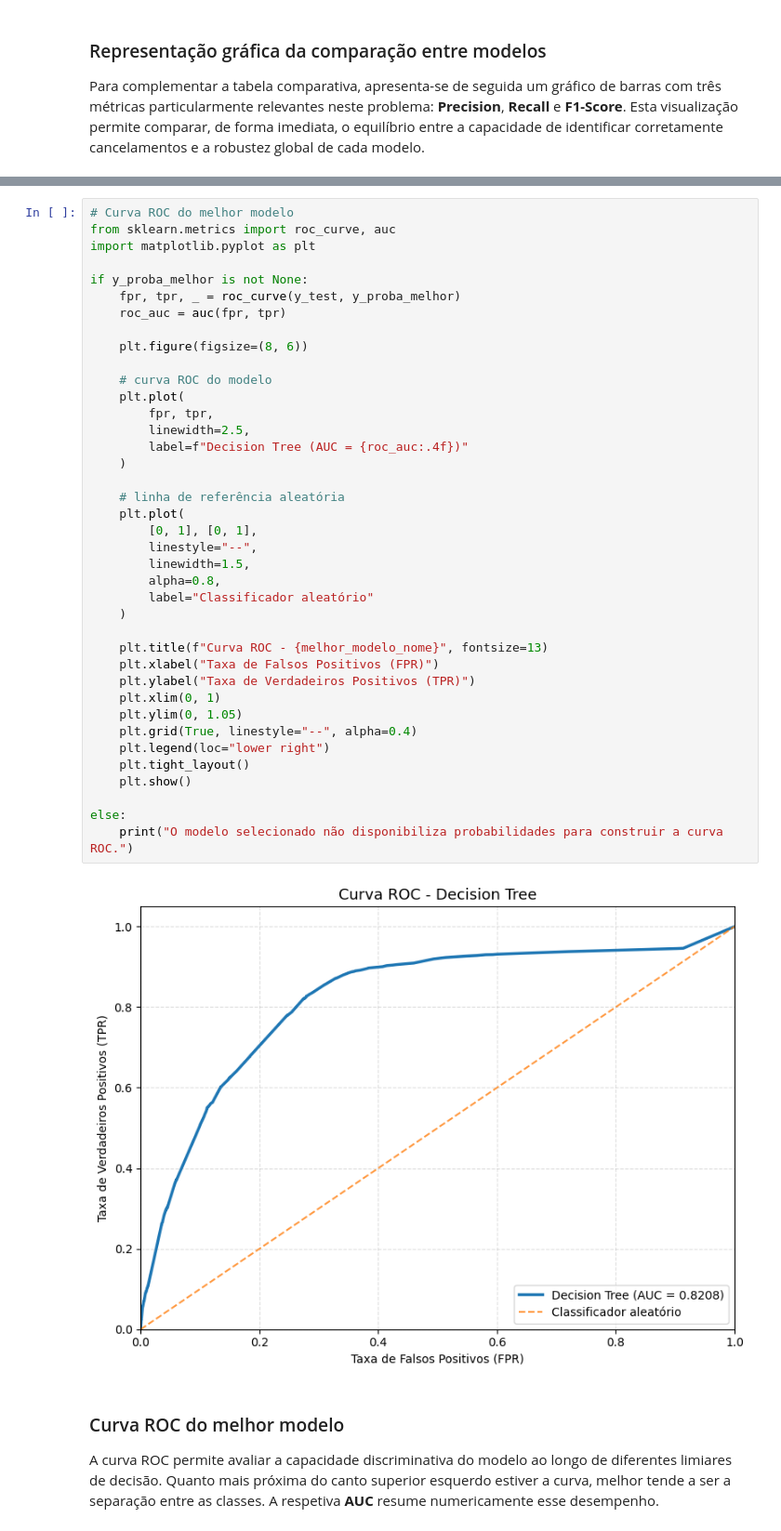
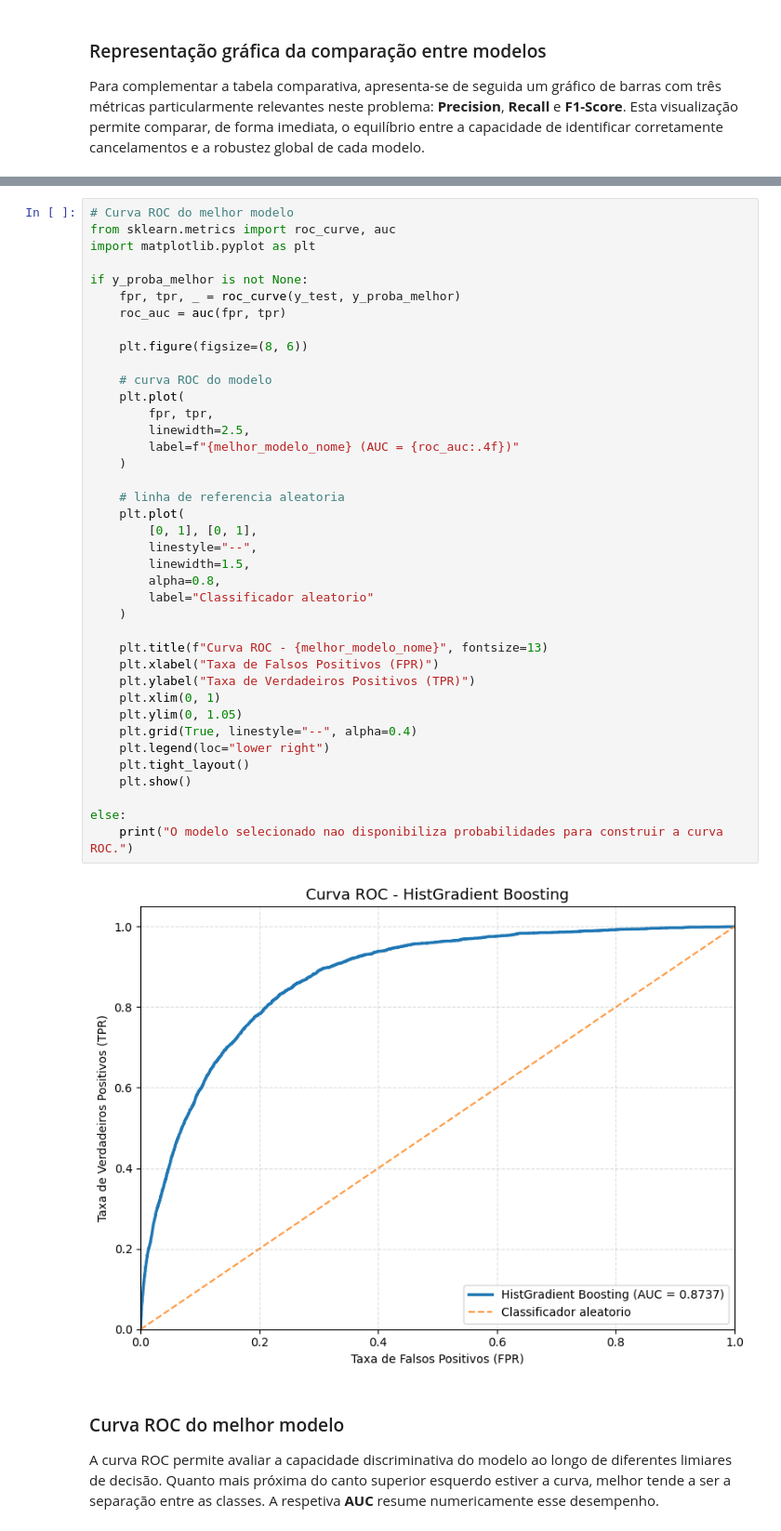
Before and after one commit to rodrigoramooos/previsao-atrasos-voos, a Jupyter notebook: notebooks/2.0_modelacao_treino.ipynb, the cells around one changed output, grey strips where cells are left out. Shown at 93% size. Saved outputs shown, nothing was run; the diff lists cells and outputs as text.

```diff
--- a/notebooks/2.0_modelacao_treino.ipynb
+++ b/notebooks/2.0_modelacao_treino.ipynb
@@ -432,38 +624,38 @@ if y_proba_melhor is not None:
     fpr, tpr, _ = roc_curve(y_test, y_proba_melhor)
     roc_auc = auc(fpr, tpr)
 
     plt.figure(figsize=(8, 6))
 
     # curva ROC do modelo
     plt.plot(
         fpr, tpr,
         linewidth=2.5,
-        label=f"Decision Tree (AUC = {roc_auc:.4f})"
+        label=f"{melhor_modelo_nome} (AUC = {roc_auc:.4f})"
     )
 
-    # linha de referência aleatória
+    # linha de referencia aleatoria
     plt.plot(
         [0, 1], [0, 1],
         linestyle="--",
         linewidth=1.5,
         alpha=0.8,
-        label="Classificador aleatório"
+        label="Classificador aleatorio"
     )
 
     plt.title(f"Curva ROC - {melhor_modelo_nome}", fontsize=13)
     plt.xlabel("Taxa de Falsos Positivos (FPR)")
     plt.ylabel("Taxa de Verdadeiros Positivos (TPR)")
     plt.xlim(0, 1)
     plt.ylim(0, 1.05)
     plt.grid(True, linestyle="--", alpha=0.4)
     plt.legend(loc="lower right")
     plt.tight_layout()
     plt.show()
 
 else:
-    print("O modelo selecionado não disponibiliza probabilidades para construir a curva ROC.")
+    print("O modelo selecionado nao disponibiliza probabilidades para construir a curva ROC.")
 # %% [output]
-[figure, old version]
+[figure, new version]
 # %% [markdown]
 ### Curva ROC do melhor modelo
 
```
Also changed, not shown: parts of 109 cells of this notebook.
